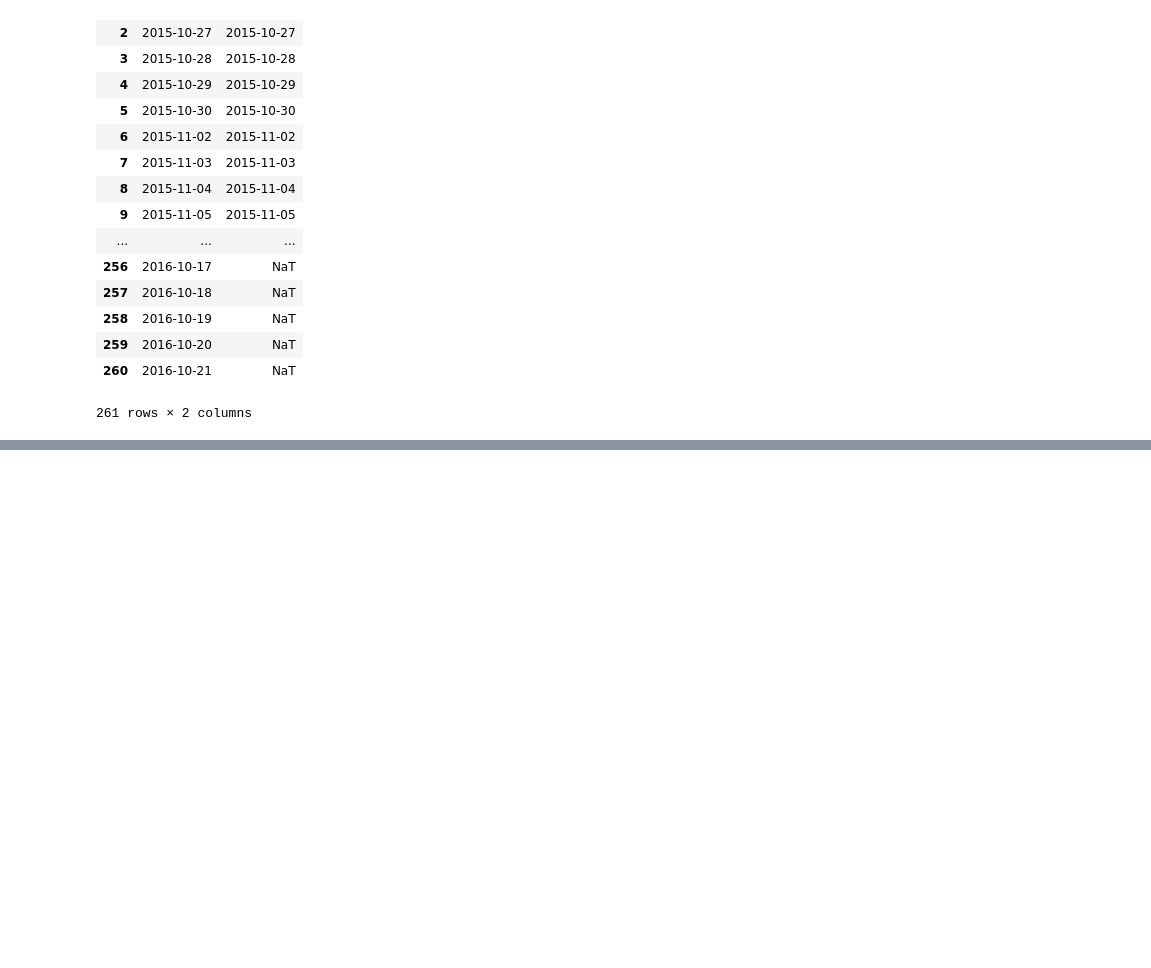
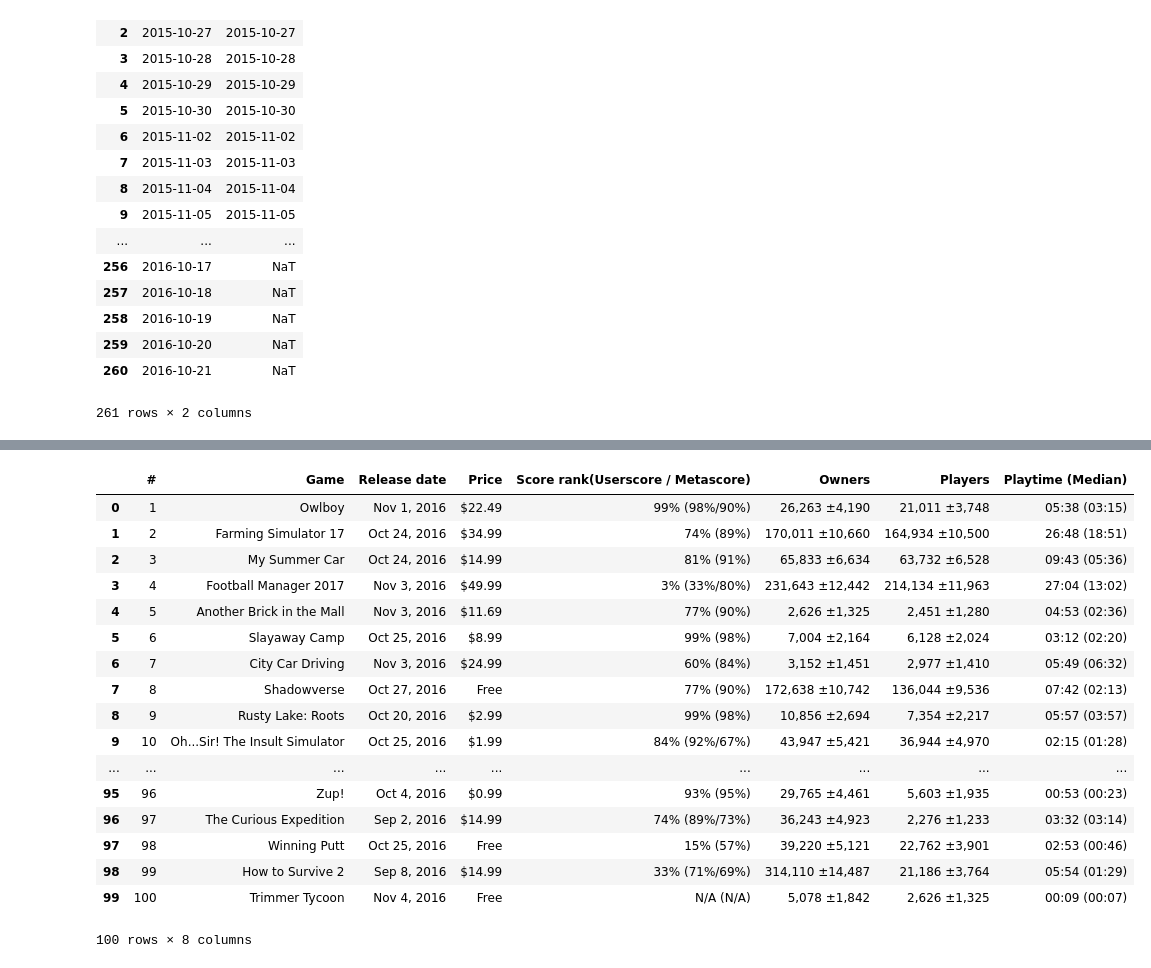
Before and after one commit to hscspring/Note_DS, a Jupyter notebook: OMOOC.Data/Data103Test.ipynb, the cells around one changed output, grey strips where cells are left out. Cells and saved outputs as stored; diff of their text form; code cells hidden in the pictures; blank space fills up the shorter version.

```diff
--- a/OMOOC.Data/Data103Test.ipynb
+++ b/OMOOC.Data/Data103Test.ipynb
@@ -1478,0 +1518,21 @@ test
+# %%
+df[0]
+# %% [output]
+|  | # | Game | Release date | Price | Score rank(Userscore / Metascore) | Owners | Players | Playtime (Median) |
+| 0 | 1 | Owlboy | Nov 1, 2016 | $22.49 | 99% (98%/90%) | 26,263 ±4,190 | 21,011 ±3,748 | 05:38 (03:15) |
+| 1 | 2 | Farming Simulator 17 | Oct 24, 2016 | $34.99 | 74% (89%) | 170,011 ±10,660 | 164,934 ±10,500 | 26:48 (18:51) |
+| 2 | 3 | My Summer Car | Oct 24, 2016 | $14.99 | 81% (91%) | 65,833 ±6,634 | 63,732 ±6,528 | 09:43 (05:36) |
+| 3 | 4 | Football Manager 2017 | Nov 3, 2016 | $49.99 | 3% (33%/80%) | 231,643 ±12,442 | 214,134 ±11,963 | 27:04 (13:02) |
+| 4 | 5 | Another Brick in the Mall | Nov 3, 2016 | $11.69 | 77% (90%) | 2,626 ±1,325 | 2,451 ±1,280 | 04:53 (02:36) |
+| 5 | 6 | Slayaway Camp | Oct 25, 2016 | $8.99 | 99% (98%) | 7,004 ±2,164 | 6,128 ±2,024 | 03:12 (02:20) |
+| 6 | 7 | City Car Driving | Nov 3, 2016 | $24.99 | 60% (84%) | 3,152 ±1,451 | 2,977 ±1,410 | 05:49 (06:32) |
+| 7 | 8 | Shadowverse | Oct 27, 2016 | Free | 77% (90%) | 172,638 ±10,742 | 136,044 ±9,536 | 07:42 (02:13) |
+| 8 | 9 | Rusty Lake: Roots | Oct 20, 2016 | $2.99 | 99% (98%) | 10,856 ±2,694 | 7,354 ±2,217 | 05:57 (03:57) |
+| 9 | 10 | Oh...Sir! The Insult Simulator | Oct 25, 2016 | $1.99 | 84% (92%/67%) | 43,947 ±5,421 | 36,944 ±4,970 | 02:15 (01:28) |
+| ... | ... | ... | ... | ... | ... | ... | ... | ... |
+| 95 | 96 | Zup! | Oct 4, 2016 | $0.99 | 93% (95%) | 29,765 ±4,461 | 5,603 ±1,935 | 00:53 (00:23) |
+| 96 | 97 | The Curious Expedition | Sep 2, 2016 | $14.99 | 74% (89%/73%) | 36,243 ±4,923 | 2,276 ±1,233 | 03:32 (03:14) |
+| 97 | 98 | Winning Putt | Oct 25, 2016 | Free | 15% (57%) | 39,220 ±5,121 | 22,762 ±3,901 | 02:53 (00:46) |
+| 98 | 99 | How to Survive 2 | Sep 8, 2016 | $14.99 | 33% (71%/69%) | 314,110 ±14,487 | 21,186 ±3,764 | 05:54 (01:29) |
+| 99 | 100 | Trimmer Tycoon | Nov 4, 2016 | Free | N/A (N/A) | 5,078 ±1,842 | 2,626 ±1,325 | 00:09 (00:07) |
+100 rows × 8 columns
```
Also changed, not shown: parts of 5 cells of this notebook.
